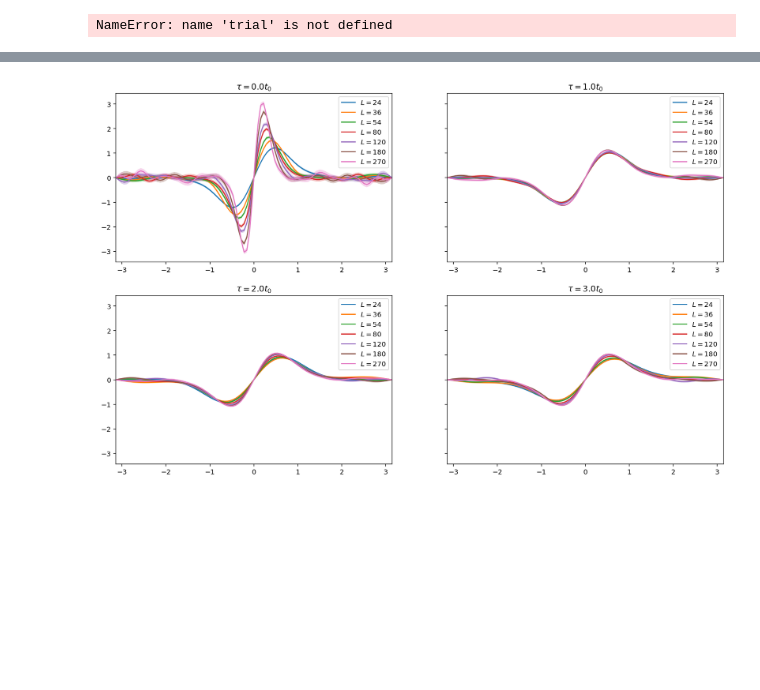
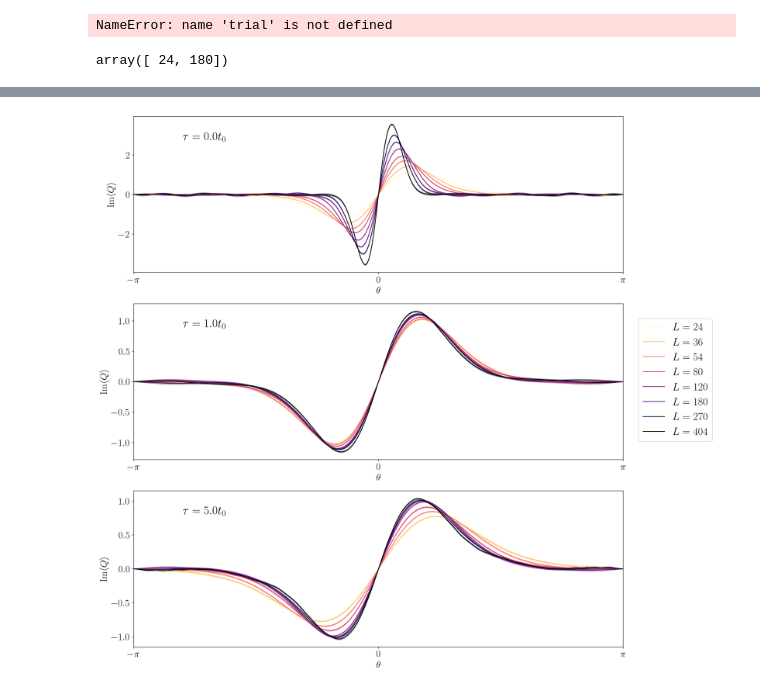
Before and after one commit to stuartthomas25/honors-thesis, a Jupyter notebook: code/gradient_flow.ipynb, the cells around one changed output, grey strips where cells are left out. Drawn from its saved outputs; the diff is of its cells as text; code cells hidden in the pictures; blank space fills up the shorter version.

```diff
--- a/code/gradient_flow.ipynb
+++ b/code/gradient_flow.ipynb
@@ -88,7 +99,8 @@ bietenholz_params = pd.DataFrame(data = {
     'L' : [24, 36, 54, 80, 120, 180, 270, 404],
     'beta' : [1.263, 1.370, 1.458, 1.535, 1.607, 1.677, 1.743, 1.807],
     't0' : [0.1, 0.225, 0.506, 1.111, 2.5, 5.625, 12.656, 28.336],
-    'xi2': [3.96, 6.01, 8.93, 13.24, 19.77, 30.01, 44.97, 67.66]
+    'xi2': [3.96, 6.01, 8.93, 13.24, 19.77, 30.01, 44.97, 67.66],
+    'xi2_err' : [.01,.01,.04,.04,.11,.18,.24,.31]
 })
 colors = ['black','red','blue','yellow','orange','cyan','green','purple']
 # %%
@@ -165,7 +232,7 @@ while not all(finished):
                         started[i] = True
                     with progresses[i]:
                         print(f" {i}> " + line)
-                last_prints[i] = time.time()
+                last_prints[i] = time.tdime()
         else:
             progresses[i].clear_output()
             if started[i]:
@@ -967,5 +1470,17 @@ array([ -1,   0,  -6,   2,  -3,  -2,   1,   0,   0,   2,  -7,   4,   7,
         -1,   1,   0,  -6,  -3,  -6,   6,   2,   5,   0,  -7,  -2,  -3,
         -4,   1,   0,  -3,   2,  -5,   2,  -4,   4,   7,  11,   1])
 # %%
-plt.hist(Q)
+from matplotlib.ticker import MultipleLocator
+p = bietenholz_params.iloc[7]
+trial = data[(round(data['tau'],10) == round(tau*p.t0,10)) & (data['L'] == p.L)]
+Qs = trial.Q.to_numpy()
+
+bins = np.arange(-np.amax(np.abs(Qs)), np.amax(np.abs(Qs))+1) - 0.5
+plt.hist(Qs, bins=bins)
+
+def formatter(x,y):
+    return f"${int(x / Qs.size * 100)}\%$"
+plt.gca().yaxis.set_major_formatter(formatter)
+plt.gca().xaxis.set_minor_locator(MultipleLocator(1))
+plt.xlabel("$Q$")
 # %% [output]
@@ -986,38 +1490,69 @@ plt.hist(trial.Q)
 trial
 # %% [output]
 NameError: name 'trial' is not defined
+# %%
+data.L.unique()
+# %% [output]
+array([ 24, 180])
 # %%
 from scipy.stats import sem
 
-data = get_data()
+data = get_data("data5_fixed")
 
-tau  = 5.
 Ls    = 54
+nthetas = 301
 
-fig, axes = plt.subplots(2,2,figsize=(16,10), squeeze=False, sharey=True)
+fig, axes = plt.subplots(3,1,figsize=(18,20), squeeze=False, sharey=False)
+#fig, axes = plt.subplots(2,2,figsize=(16,10), squeeze=False)
 axes = [ax for row in axes for ax in row] # flatten axes
 
-for tau,ax in zip(taus,axes):
+#fig2, axes2 = plt.subplots(2,2,figsize=(16,10), squeeze=False, sharey=True)
+#axes2 = [ax for row in axes2 for ax in row] # flatten axes
+
+cs = cm.get_cmap('magma_r', len(bietenholz_params))
+
+plot_taus = [0., 1., 5.]
+
+for tau,ax in zip(plot_taus,axes):
+    lines = []
     for i,p in bietenholz_params.iterrows():
         #t0 = bietenholz_params[bietenholz_params.L == L].t0.iloc[0]
         trial = data[(round(data['tau'],10) == round(tau*p.t0,10)) & (data['L'] == p.L)]
 
-        thetas = np.linspace(-np.pi, np.pi, 100)
+        thetas = np.linspace(-np.pi, np.pi, nthetas)
         iQs = np.zeros_like(thetas)
         iQ_errs = np.zeros_like(thetas)
 
         if trial.size == 0: continue
 
-        for i,theta in enumerate(thetas):
-            Q = trial.Q.to_numpy()
+        Q = trial.Q.to_numpy()
+        print(Q.size,"measurements")
+        for j,theta in enumerate(thetas):
             phased_iQ = np.imag( Q*np.exp(1j*theta*Q) )
-            iQs[i] = np.mean(phased_iQ)
-            iQ_errs[i] = sem(phased_iQ)
+            iQs[j] = np.mean(phased_iQ)
+            iQ_errs[j] = sem(phased_iQ)
 
-        ax.plot(thetas, iQs, label=f"$L={int(p.L)}$")
-        ax.fill_between(thetas, iQs + iQ_errs, iQs - iQ_errs, alpha=0.3)
+        l, = ax.plot(thetas, iQs, label=f"$L={int(p.L)}$", color=cs(i))
 
-    ax.legend()
-    ax.set_title(f"$\\tau={tau}t_0$")
+        Dx = 30
+        #ax2.plot(thetas, np.roll(np.real(np.fft.fft(iQs)), nthetas//2), label=f"$L={int(p.L)}$", color=cs(i))
+
+        lines.append(l)
+
+        ax.fill_between(thetas, iQs + iQ_errs, iQs - iQ_errs, alpha=0.3, color=cs(i))
+
+    ax.text(0.1,0.85,f"$\\tau={tau}t_0$",transform=ax.transAxes, size='large')
     ax.set_xlim((-np.pi, np.pi))
+    #ax2.set_xlim((-0.3, 0.3))
+
+    ax.set_xlabel(r"$\theta$")
+
+
+    ax.set_xticks([-np.pi, 0., np.pi])
+    ax.set_xticklabels([r'$-\pi$',r'$0$',r'$\pi$'], fontsize=20)
+
+    ax.set_ylabel(r"$\mathrm{Im}\langle Q \rangle$")
+
+plt.figlegend(lines,[f"$L={L}$" for L in bietenholz_params.L], bbox_to_anchor = (1.05, 0.6))
+print(plot_taus)
 # %% [output]
@@ -1024 +1576 @@ for tau,ax in zip(taus,axes):
-[figure, old version]
+[figure, new version]
```
Also changed, not shown: parts of 29 cells of this notebook, 15 other files.
